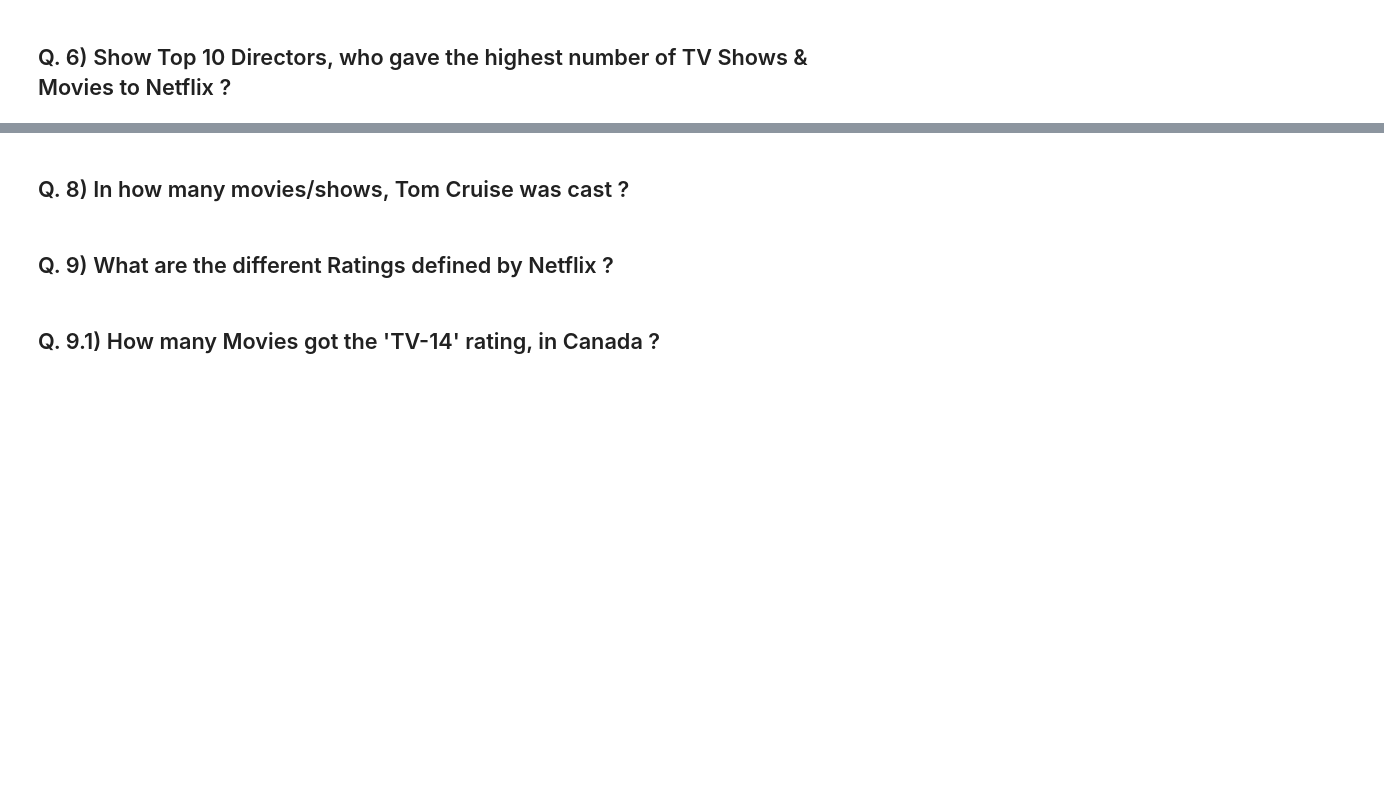
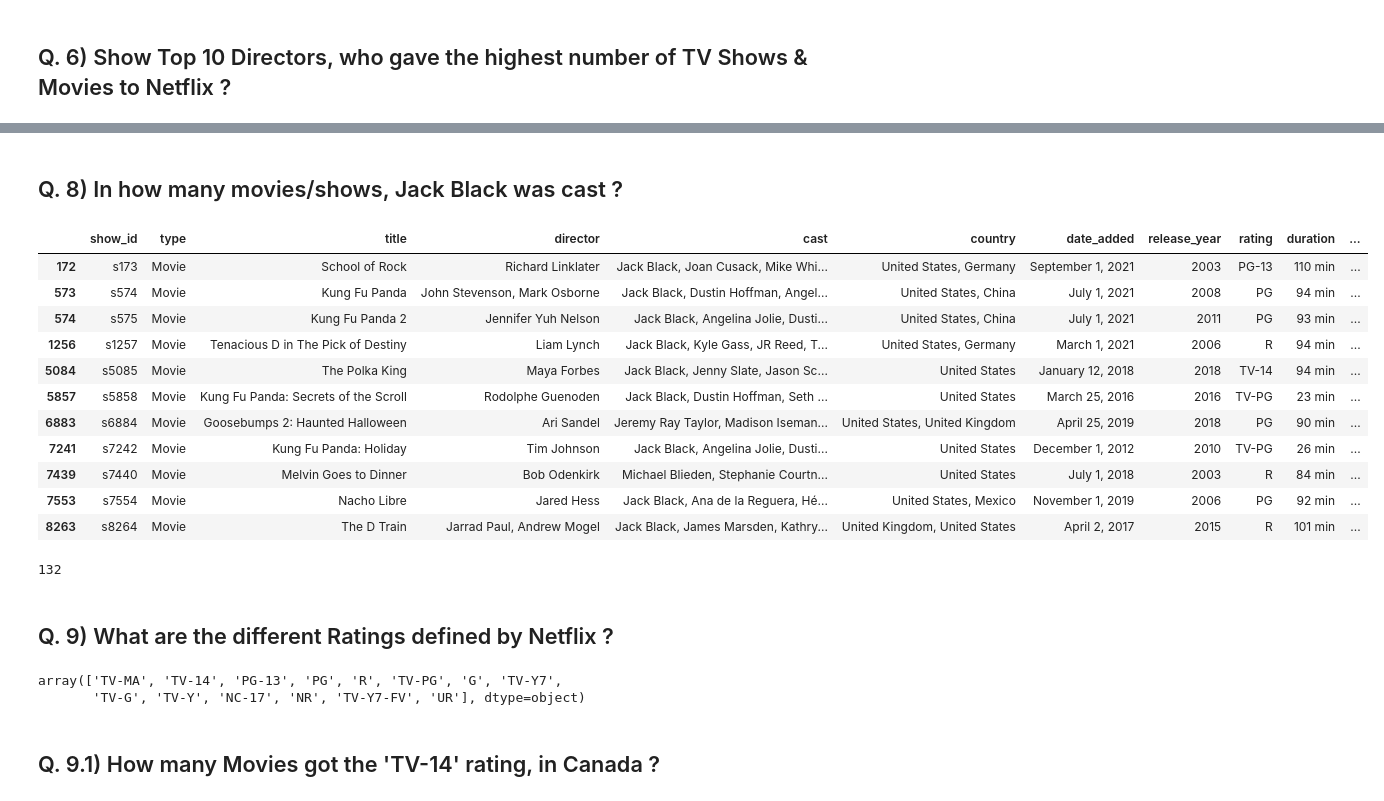
Before and after one commit to ugoiannacchero/bfg_master_unimi, a Jupyter notebook: Python/Netflix_data.ipynb, the cells around one changed output, grey strips where cells are left out. Saved outputs shown, nothing was run; the diff lists cells and outputs as text; code cells hidden in the pictures; blank space fills up the shorter version.

```diff
--- a/Python/Netflix_data.ipynb
+++ b/Python/Netflix_data.ipynb
@@ -1,7 +1,7 @@
 # %%
 import pandas as pd
 # %%
-rawdata = pd.read_csv('/home/ugo/masterbfg/Kaggle/Netflix/netflix_titles.csv', sep = ',')
+rawdata = pd.read_csv('/home/student/masterbfg/netflix_titles.csv', sep = ',')
 rawdata
 # %% [output]
 |  | show_id | type | title | director | cast | country | date_added | release_year | rating | duration | ... |
@@ -211,0 +287,3 @@ plt.show()
+# %%
+df_movies = df[df['type'] == 'Movie']
+df_movies.head(10)
@@ -212,6 +333,34 @@ plt.show()
 # %% [markdown]
-## Q. 8) In how many movies/shows, Tom Cruise was cast ?
+## Q. 8) In how many movies/shows, Jack Black was cast ?
+# %%
+#str.contains mi cerca un valore all'interno
+
+df_movies[df_movies['cast'].str.contains('Jack Black')]
+# %% [output]
+|  | show_id | type | title | director | cast | country | date_added | release_year | rating | duration | ... |
+| 172 | s173 | Movie | School of Rock | Richard Linklater | Jack Black, Joan Cusack, Mike Whi... | United States, Germany | September 1, 2021 | 2003 | PG-13 | 110 min | ... |
+| 573 | s574 | Movie | Kung Fu Panda | John Stevenson, Mark Osborne | Jack Black, Dustin Hoffman, Angel... | United States, China | July 1, 2021 | 2008 | PG | 94 min | ... |
+| 574 | s575 | Movie | Kung Fu Panda 2 | Jennifer Yuh Nelson | Jack Black, Angelina Jolie, Dusti... | United States, China | July 1, 2021 | 2011 | PG | 93 min | ... |
+| 1256 | s1257 | Movie | Tenacious D in The Pick of Destiny | Liam Lynch | Jack Black, Kyle Gass, JR Reed, T... | United States, Germany | March 1, 2021 | 2006 | R | 94 min | ... |
+| 5084 | s5085 | Movie | The Polka King | Maya Forbes | Jack Black, Jenny Slate, Jason Sc... | United States | January 12, 2018 | 2018 | TV-14 | 94 min | ... |
+| 5857 | s5858 | Movie | Kung Fu Panda: Secrets of the Scroll | Rodolphe Guenoden | Jack Black, Dustin Hoffman, Seth ... | United States | March 25, 2016 | 2016 | TV-PG | 23 min | ... |
+| 6883 | s6884 | Movie | Goosebumps 2: Haunted Halloween | Ari Sandel | Jeremy Ray Taylor, Madison Iseman... | United States, United Kingdom | April 25, 2019 | 2018 | PG | 90 min | ... |
+| 7241 | s7242 | Movie | Kung Fu Panda: Holiday | Tim Johnson | Jack Black, Angelina Jolie, Dusti... | United States | December 1, 2012 | 2010 | TV-PG | 26 min | ... |
+| 7439 | s7440 | Movie | Melvin Goes to Dinner | Bob Odenkirk | Michael Blieden, Stephanie Courtn... | United States | July 1, 2018 | 2003 | R | 84 min | ... |
+| 7553 | s7554 | Movie | Nacho Libre | Jared Hess | Jack Black, Ana de la Reguera, Hé... | United States, Mexico | November 1, 2019 | 2006 | PG | 92 min | ... |
+| 8263 | s8264 | Movie | The D Train | Jarrad Paul, Andrew Mogel | Jack Black, James Marsden, Kathry... | United Kingdom, United States | April 2, 2017 | 2015 | R | 101 min | ... |
+# %%
+# count().sum()
+
+df_movies[df_movies['cast'].str.contains('Jack Black')].count().sum()
+# %% [output]
+132
 # %% [markdown]
 ## Q. 9) What are the different Ratings defined by Netflix ?
+# %%
+df['rating'].unique()
+# %% [output]
+array(['TV-MA', 'TV-14', 'PG-13', 'PG', 'R', 'TV-PG', 'G', 'TV-Y7',
+       'TV-G', 'TV-Y', 'NC-17', 'NR', 'TV-Y7-FV', 'UR'], dtype=object)
 # %% [markdown]
 ## Q. 9.1) How many Movies got the 'TV-14' rating, in Canada ?
```
Also changed, not shown: parts of 30 cells of this notebook.
